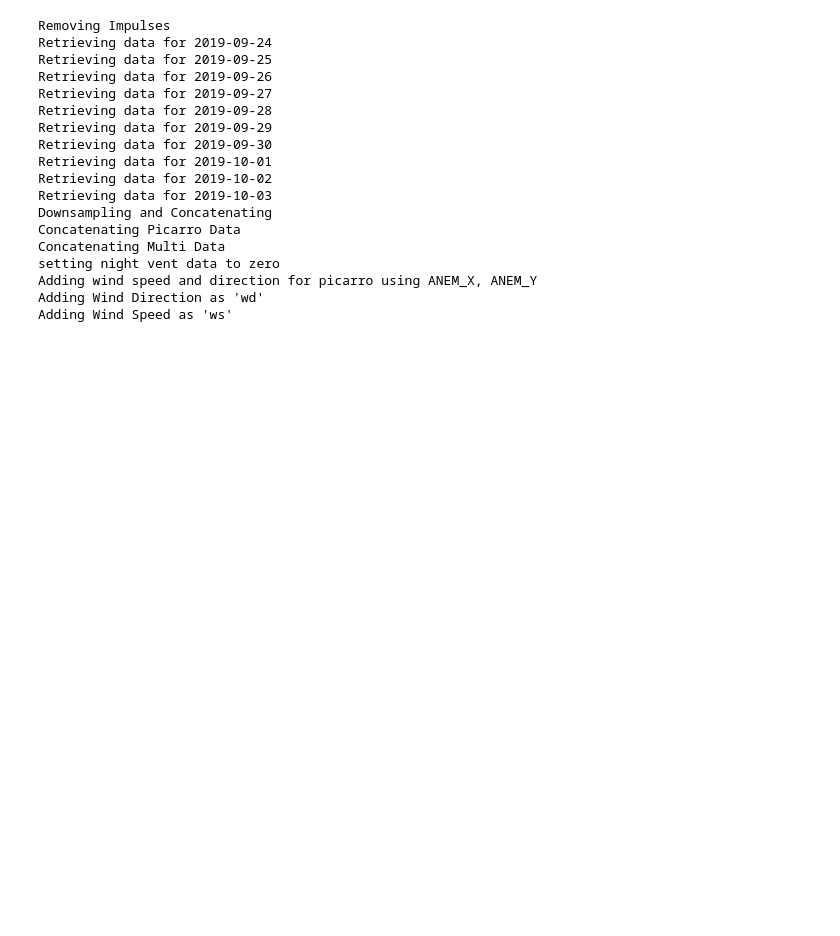
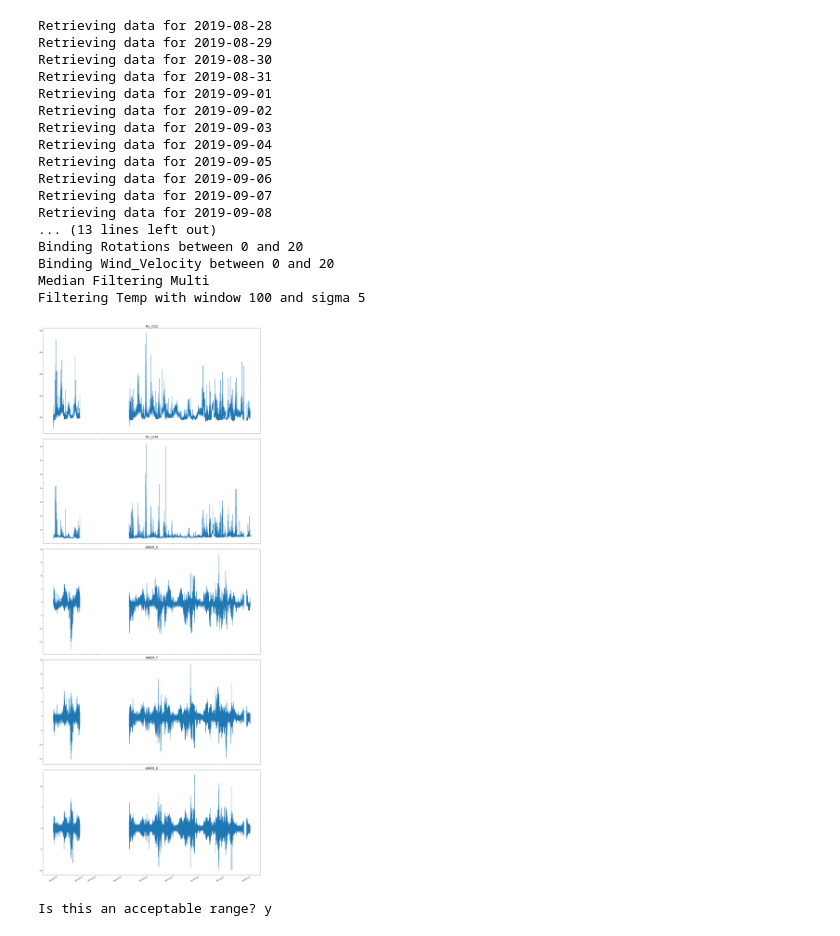
Before and after one commit to agmeyer4/CO2_Eddy, a Jupyter notebook: Data_Viewer.ipynb, the cells around one changed output. Drawn from its saved outputs; the diff is of its cells as text; code cells hidden in the pictures; blank space fills up the shorter version.

Commit message:
added filtering funcs

```diff
--- a/Data_Viewer.ipynb
+++ b/Data_Viewer.ipynb
@@ -18,23 +20,45 @@ from CO2_Processing import *
 # %%
-data = Dataset('../CO2_Data_Final',4)
+data = Dataset('../CO2_Data_Final',2,logfile = None)
 data._preprocess()
-data._picarro_wind_add()
 # %% [output]
-Removing Impulses
-Retrieving data for 2019-09-24
-Retrieving data for 2019-09-25
-Retrieving data for 2019-09-26
-Retrieving data for 2019-09-27
-Retrieving data for 2019-09-28
-Retrieving data for 2019-09-29
-Retrieving data for 2019-09-30
-Retrieving data for 2019-10-01
-Retrieving data for 2019-10-02
-Retrieving data for 2019-10-03
-Downsampling and Concatenating
-Concatenating Picarro Data
-Concatenating Multi Data
-setting night vent data to zero
-Adding wind speed and direction for picarro using ANEM_X, ANEM_Y
-Adding Wind Direction as 'wd'
-Adding Wind Speed as 'ws'
+Retrieving data for 2019-08-28
+Retrieving data for 2019-08-29
+Retrieving data for 2019-08-30
+Retrieving data for 2019-08-31
+Retrieving data for 2019-09-01
+Retrieving data for 2019-09-02
+Retrieving data for 2019-09-03
+Retrieving data for 2019-09-04
+Retrieving data for 2019-09-05
+Retrieving data for 2019-09-06
+Retrieving data for 2019-09-07
+Retrieving data for 2019-09-08
+... (13 lines left out)
+Binding Rotations between 0 and 20
+Binding Wind_Velocity between 0 and 20
+Median Filtering Multi
+Filtering Temp with window 100 and sigma 5
+# %%
+import copy
+data1 = copy.deepcopy(data)
+# %%
+pic = [[data1.data['Picarro'],'Corrected_DT','Pic_CO2'],\
+       [data1.data['Picarro'],'Corrected_DT','Pic_CH4'],\
+       [data1.data['Picarro'],'Corrected_DT','ANEM_X'],\
+       [data1.data['Picarro'],'Corrected_DT','ANEM_Y'],\
+       [data1.data['Picarro'],'Corrected_DT','ANEM_Z']]
+
+multi = [[data1.data['Multi'],'Corrected_DT','CO2_1'],
+         [data1.data['Multi'],'Corrected_DT','CO2_2'],\
+         [data1.data['Multi'],'Corrected_DT','CO2_3'],\
+         [data1.data['Multi'],'Corrected_DT','Temp'],\
+         [data1.data['Multi'],'Corrected_DT','Rotations'],\
+         [data1.data['Multi'],'Corrected_DT','Wind_Velocity'],\
+         [data1.data['Multi'],'Corrected_DT','Wind_Direction']]
+
+vent = [[data1.data['Vent_Mass'],'Corrected_DT','m_dot']]
+
+x=plot_refinement_all(pic,'separate')
+# %% [output]
+[figure, added]
+Is this an acceptable range? y
```
Also changed, not shown: parts of 19 cells of this notebook, 2 other files.
